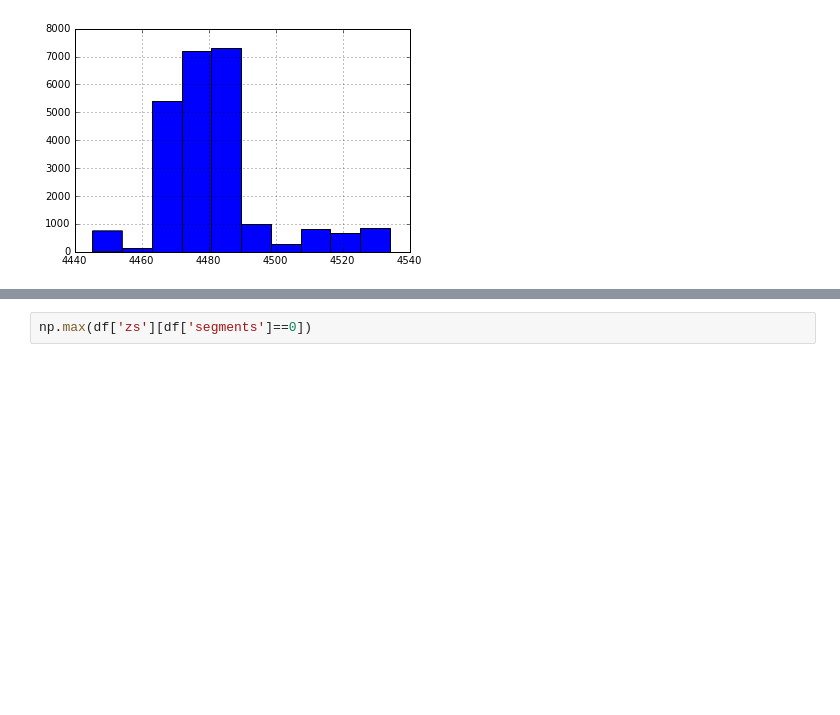
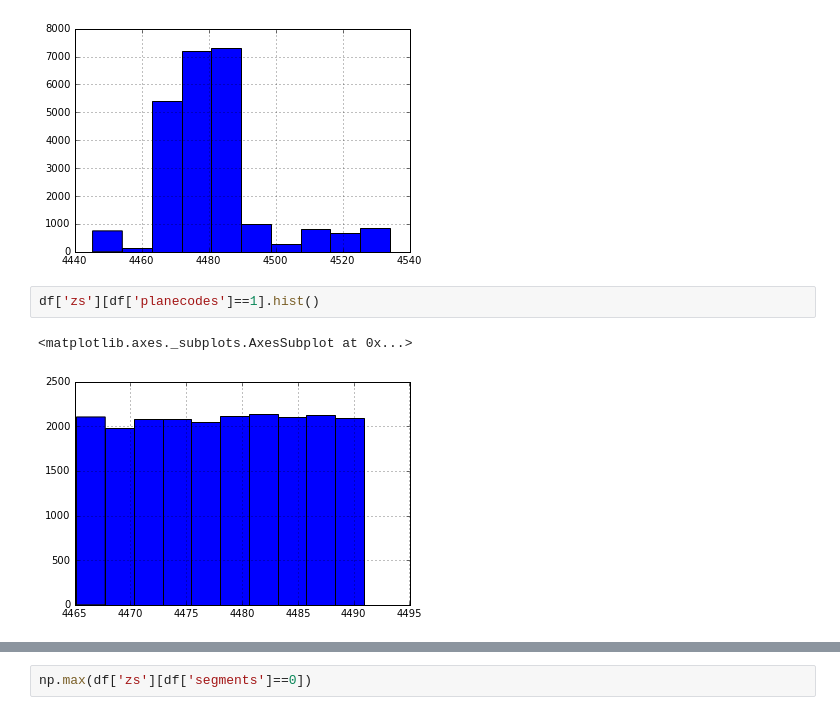
Before and after one commit to faizaakbar/ANNMINERvA, a Jupyter notebook: visualize_target_z_values.ipynb, the cells around one changed output, grey strips where cells are left out. Cells and saved outputs as stored; diff of their text form; blank space fills up the shorter version.

```diff
--- a/visualize_target_z_values.ipynb
+++ b/visualize_target_z_values.ipynb
@@ -22,3 +50,8 @@ df['zs'][df['segments']==1].hist()
 # %% [output]
 <matplotlib.axes._subplots.AxesSubplot at 0x...>
 [figure]
+# %%
+df['zs'][df['planecodes']==1].hist()
+# %% [output]
+<matplotlib.axes._subplots.AxesSubplot at 0x...>
+[figure, added]
```
Also changed, not shown: parts of 10 cells of this notebook.
